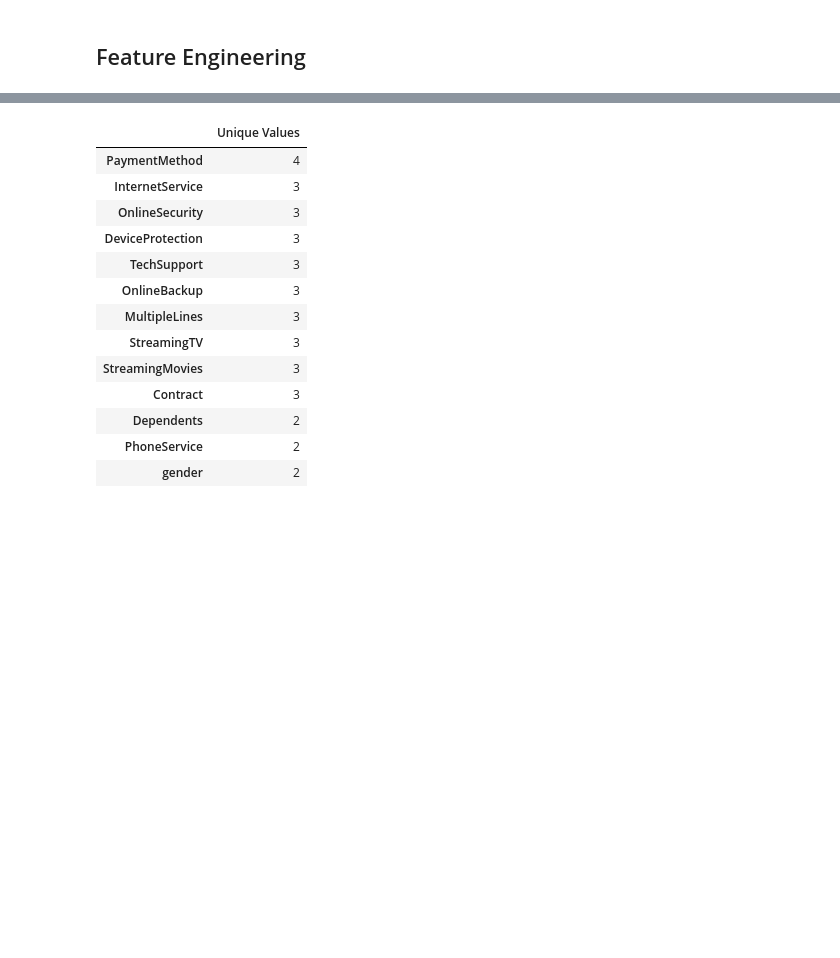
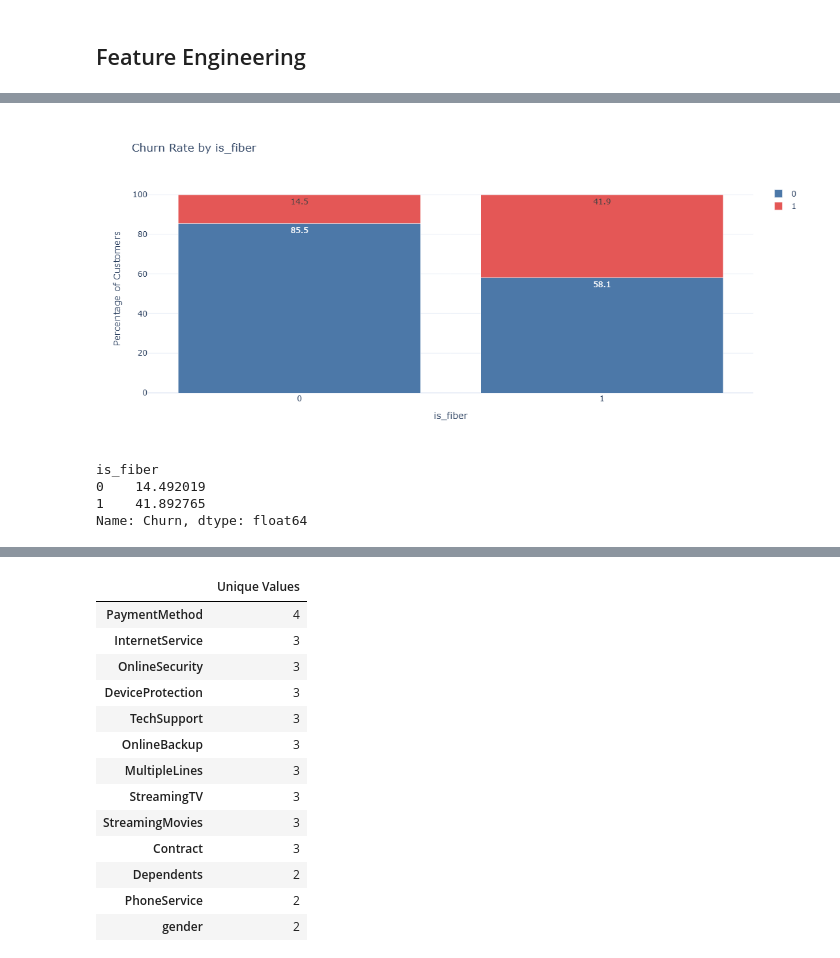
Before and after one commit to Saptaparnineogi/Customer-Churn-Risk-Assessment-and-Retention-Analytics, a Jupyter notebook: notebooks/02_Feature_Engineering_and_Model_Development.ipynb, the cells around one changed output, grey strips where cells are left out. Cells and saved outputs as stored; diff of their text form; code cells hidden in the pictures; blank space fills up the shorter version.

```diff
--- a/notebooks/02_Feature_Engineering_and_Model_Development.ipynb
+++ b/notebooks/02_Feature_Engineering_and_Model_Development.ipynb
@@ -84,0 +265,12 @@ numerical_features = [
+# %%
+df_model["is_fiber"] = (
+    df_model["InternetService"] == "Fiber optic"
+).astype(int)
+# %%
+plot_categorical_churn(df_model, "is_fiber")
+# %% [output]
+[figure, added]
+is_fiber
+0    14.492019
+1    41.892765
+Name: Churn, dtype: float64
```
Also changed, not shown: parts of 25 cells of this notebook.
